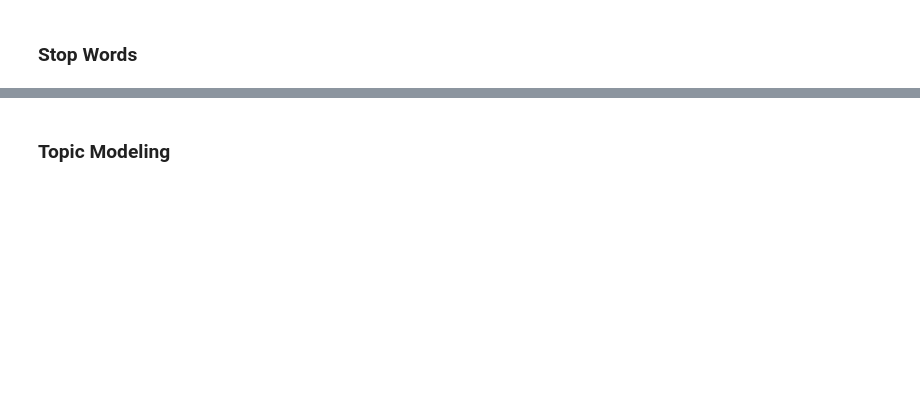
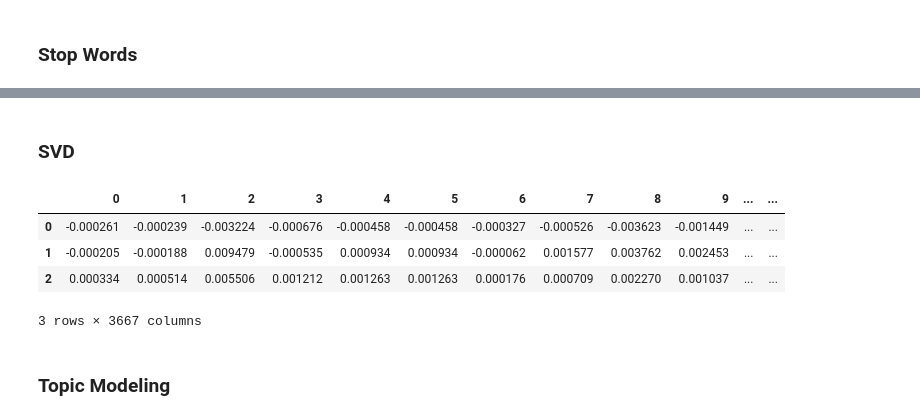
Before and after one commit to lwadya/boozehound, a Jupyter notebook: work/scrape_spruce_eats.ipynb, the cells around one changed output, grey strips where cells are left out. Saved outputs shown, nothing was run; the diff lists cells and outputs as text; code cells hidden in the pictures; blank space fills up the shorter version.

```diff
--- a/work/scrape_spruce_eats.ipynb
+++ b/work/scrape_spruce_eats.ipynb
@@ -240,0 +294,2 @@ stop_words = text.ENGLISH_STOP_WORDS.union(stop_words)
+# %% [markdown]
+### SVD
@@ -241,2 +298,13 @@ stop_words = text.ENGLISH_STOP_WORDS.union(stop_words)
+# %%
+C, Sigma, VT = svd(td_mtx.todense())
+# %%
+VT = VT[:3,:]
+pd.DataFrame(VT)
+# %% [output]
+|  | 0 | 1 | 2 | 3 | 4 | 5 | 6 | 7 | 8 | 9 | ... | ... |
+| 0 | -0.000261 | -0.000239 | -0.003224 | -0.000676 | -0.000458 | -0.000458 | -0.000327 | -0.000526 | -0.003623 | -0.001449 | ... | ... |
+| 1 | -0.000205 | -0.000188 | 0.009479 | -0.000535 | 0.000934 | 0.000934 | -0.000062 | 0.001577 | 0.003762 | 0.002453 | ... | ... |
+| 2 | 0.000334 | 0.000514 | 0.005506 | 0.001212 | 0.001263 | 0.001263 | 0.000176 | 0.000709 | 0.002270 | 0.001037 | ... | ... |
+3 rows × 3667 columns
 # %% [markdown]
 ### Topic Modeling
```
Also changed, not shown: parts of 28 cells of this notebook.
